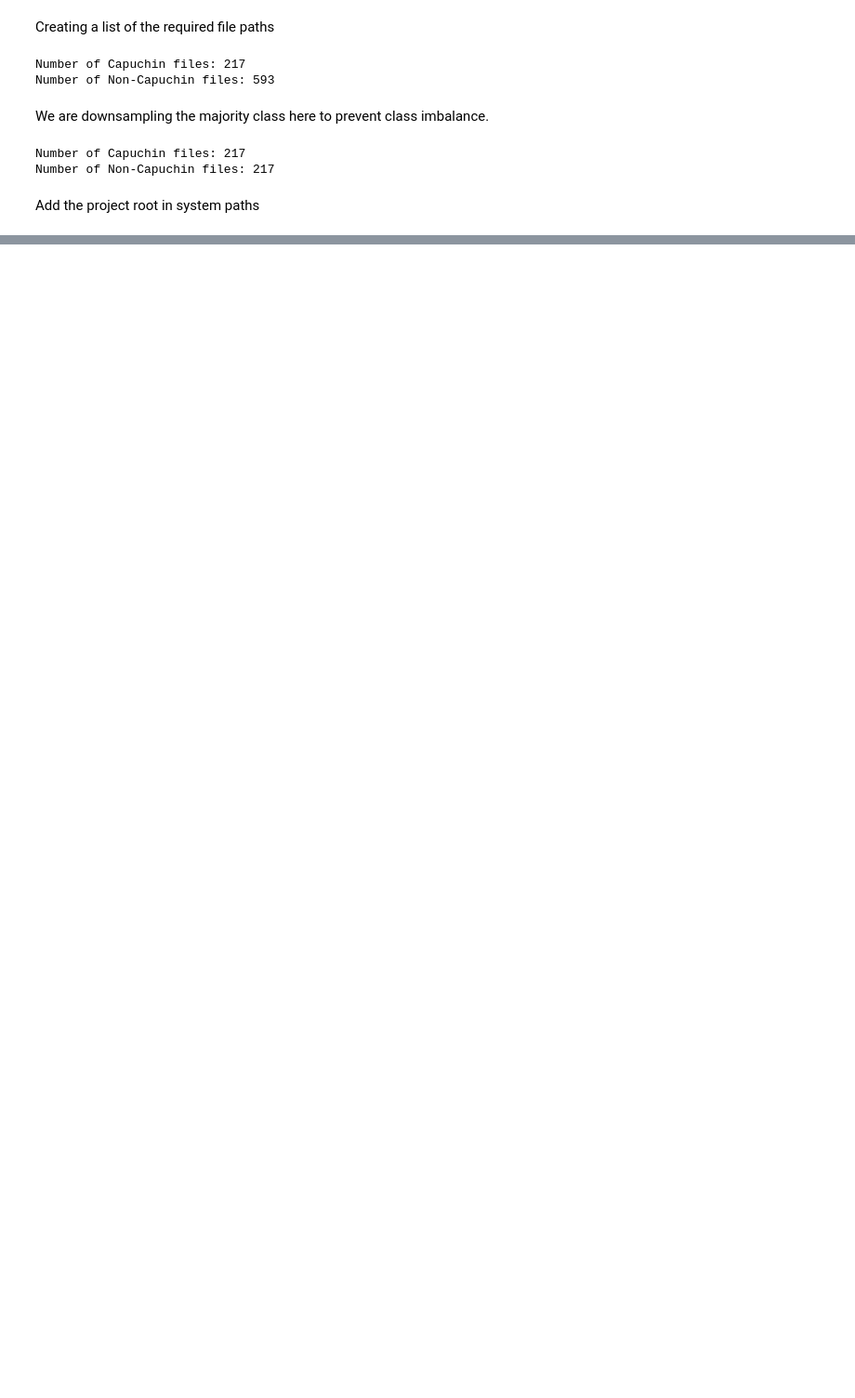
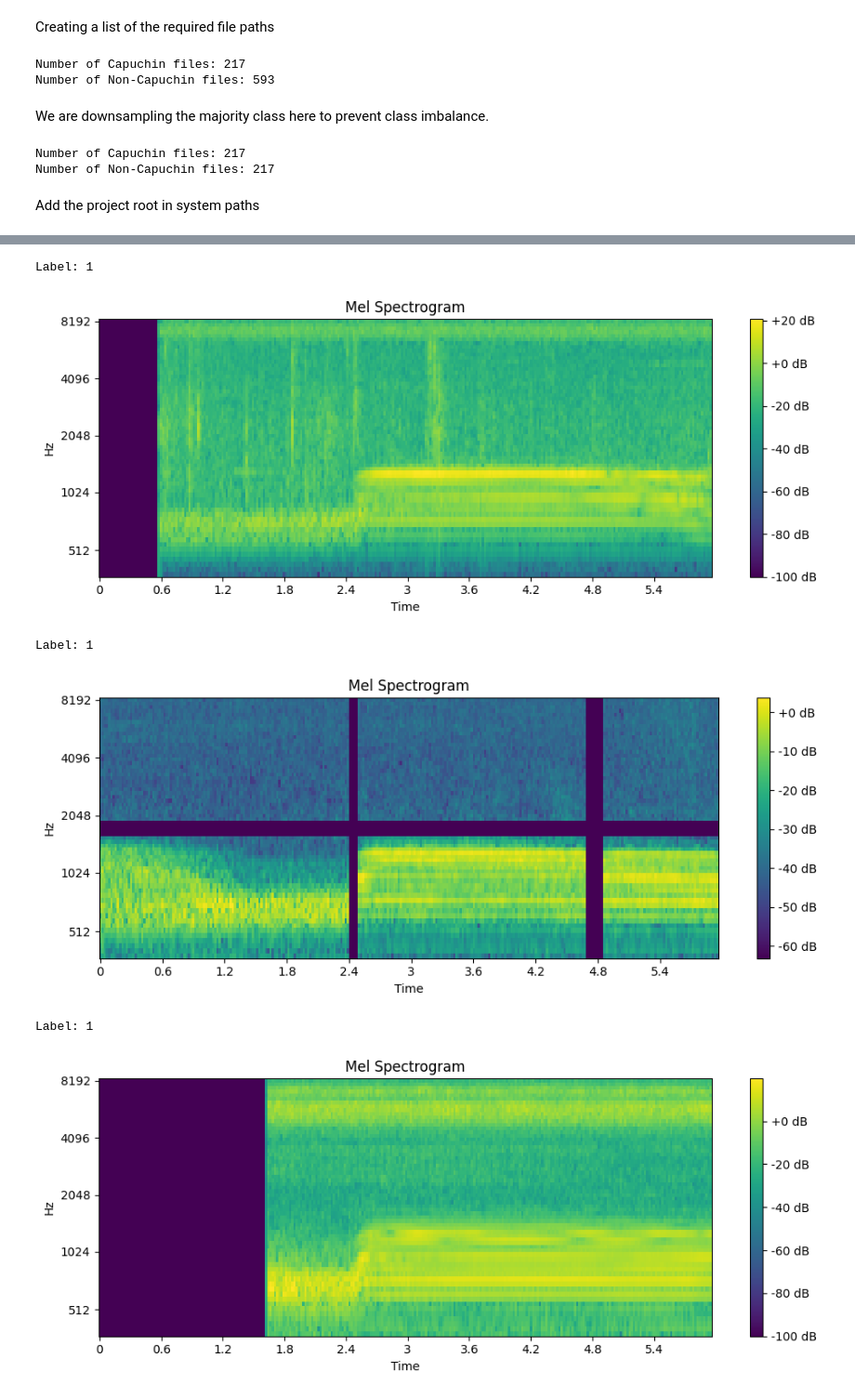
Before and after one commit to SahilRamdoss/Real_Time_Capuchin_Detector, a Jupyter notebook: Real_Time_Capuchin_Detector.ipynb, the cells around one changed output, grey strips where cells are left out. Shown at 93% size. Cells and saved outputs as stored; diff of their text form; code cells hidden in the pictures; blank space fills up the shorter version.

```diff
--- a/Real_Time_Capuchin_Detector.ipynb
+++ b/Real_Time_Capuchin_Detector.ipynb
@@ -115,9 +53,0 @@ Simple check to see how balanced train dataset is
-# %%
-capuchin_count = 0
-
-for path, label in LABELLED_TRAIN_FILE_PATHS:
-  if label == 1:
-    capuchin_count += 1
-
-print(f"Number of Capuchin calls in train dataset: {capuchin_count}")
-print(f"Number of Non-capuchin calls in train dataset: {len(LABELLED_TRAIN_FILE_PATHS) - capuchin_count}")
@@ -202,0 +394,31 @@ training_dataset = (
+# %%
+import librosa
+import matplotlib.pyplot as plt
+import numpy
+from IPython.display import display, Audio
+
+
+for spectrogram_batch, label_batch in combined_ds.take(4):
+  single_spec = spectrogram_batch[0].numpy()
+  single_label = label_batch[0].numpy()
+
+  print(f"Label: {single_label}")
+
+  # plot spectrogram
+  plt.figure(figsize=(10, 4))
+  librosa.display.specshow(single_spec, sr=24000, x_axis='time', y_axis='mel', cmap='viridis',  fmin=300, fmax=8200)
+
+  # Add UI elements
+  plt.colorbar(format='%+2.0f dB')
+  plt.title('Mel Spectrogram')
+  plt.tight_layout()
+
+  # 5. Display the plot
+  plt.show()
+# %% [output]
+Label: 1
+[figure, added]
+Label: 1
+[figure, added]
+Label: 1
+[figure, added]
```
Also changed, not shown: parts of 26 cells of this notebook.
